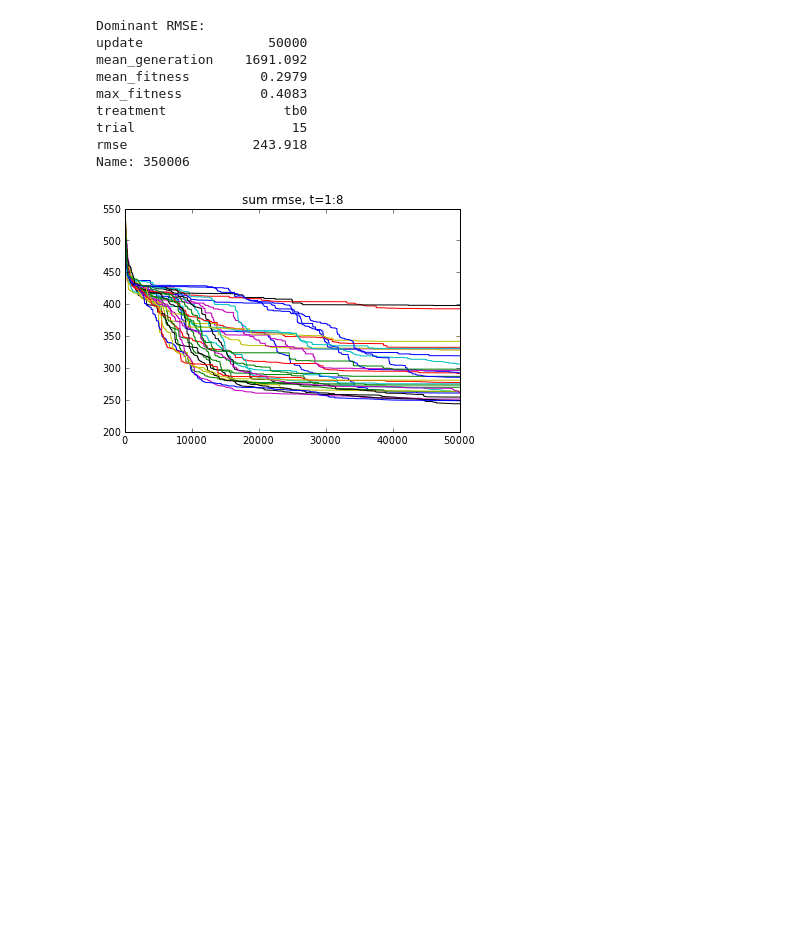
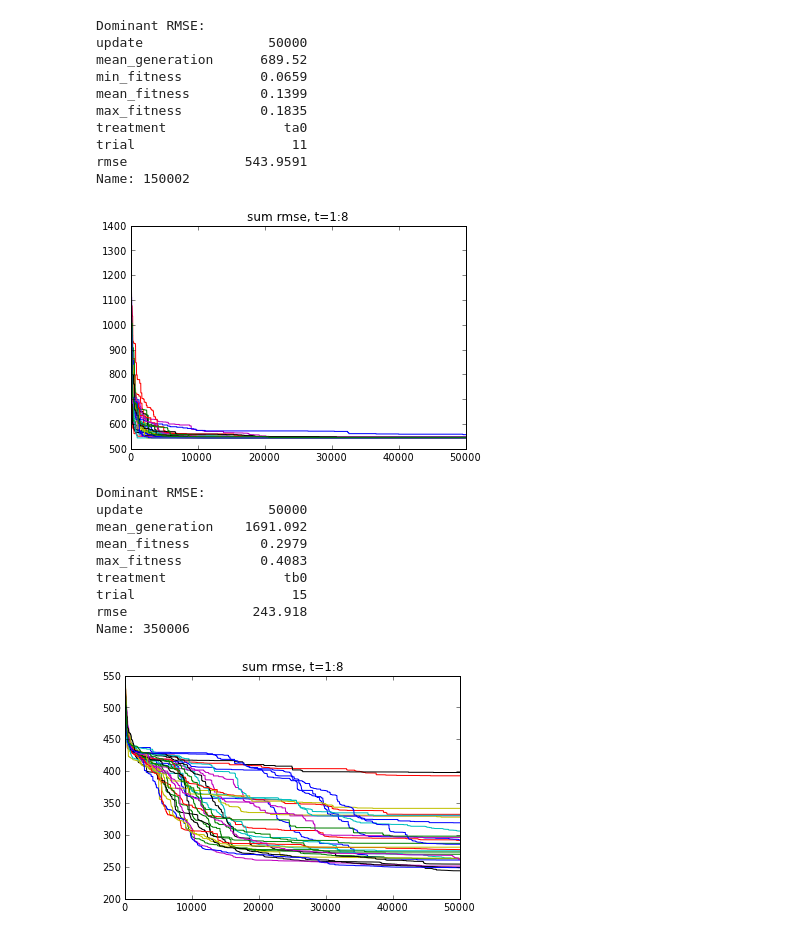
Before and after one commit to mmirmomeni/sunspot, a Jupyter notebook: math/sunspot.ipynb, the cells around one changed output. Drawn from its saved outputs; the diff is of its cells as text; code cells hidden in the pictures; blank space fills up the shorter version.

```diff
--- a/math/sunspot.ipynb
+++ b/math/sunspot.ipynb
@@ -40,6 +40,20 @@ def test_sunspot(path):
         ax2.set_ylabel('error')
         ax2.set_xlabel('day (1981-1985)')
     return D
+# %%
+quick_look('/Users/dk/research/var/sunspot/002-multi','ta')
+# %% [output]
+Dominant RMSE:
+update                50000
+mean_generation      689.52
+min_fitness          0.0659
+mean_fitness         0.1399
+max_fitness          0.1835
+treatment               ta0
+trial                    11
+rmse               543.9591
+Name: 150002
+[figure, added]
 # %%
 quick_look('/Users/dk/research/var/sunspot/002-multi','ta')
 # %% [output]
```
Also changed, not shown: 8 other files.
